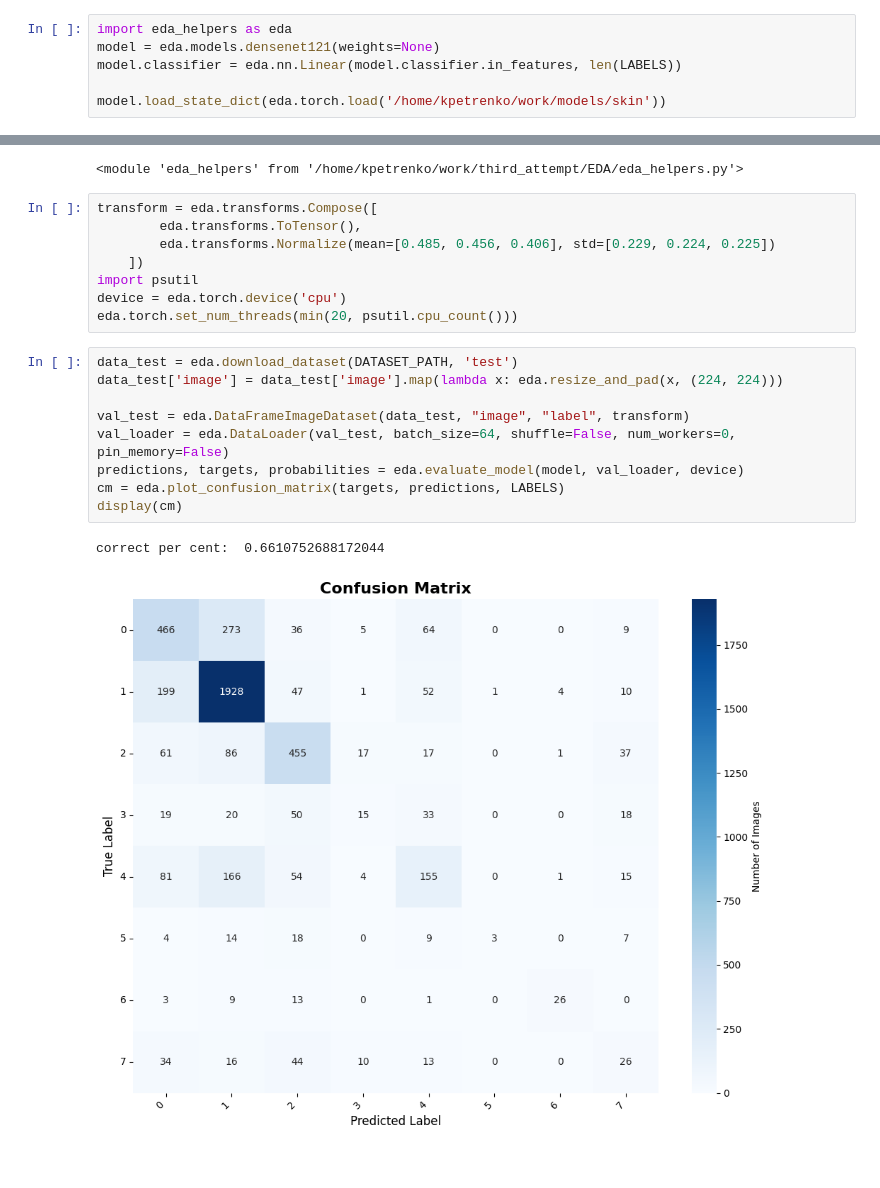
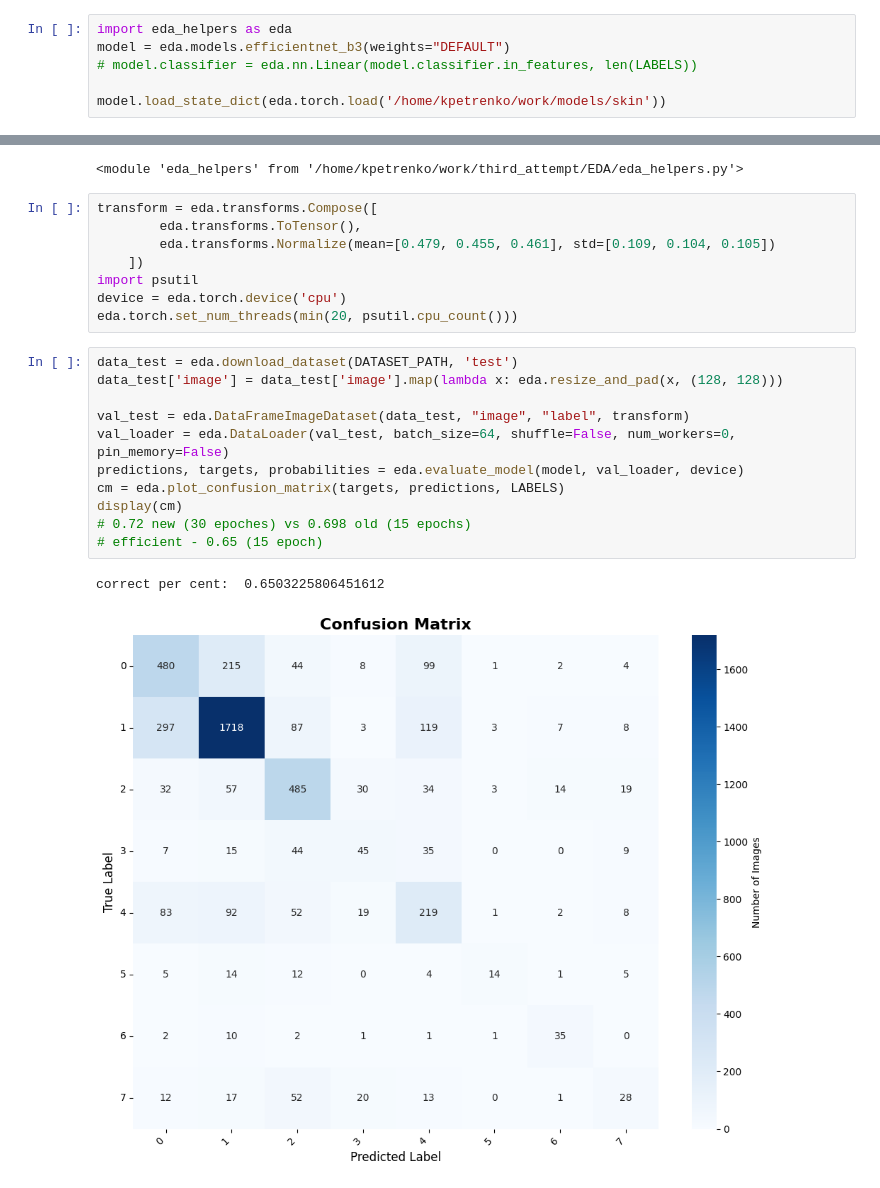
Before and after one commit to Ksenia-C/third_attempt, a Jupyter notebook: EDA/check_progres.ipynb, the cells around one changed output, grey strips where cells are left out. Cells and saved outputs as stored; diff of their text form.

```diff
--- a/EDA/check_progres.ipynb
+++ b/EDA/check_progres.ipynb
@@ -6,7 +12,7 @@ GROUP_COL = 'center'
 # %%
 import eda_helpers as eda
-model = eda.models.densenet121(weights=None)
-model.classifier = eda.nn.Linear(model.classifier.in_features, len(LABELS))
+model = eda.models.efficientnet_b3(weights="DEFAULT")
+# model.classifier = eda.nn.Linear(model.classifier.in_features, len(LABELS))
 
 model.load_state_dict(eda.torch.load('/home/kpetrenko/work/models/skin'))
 # %% [output]
@@ -20,20 +66,22 @@ importlib.reload(eda)
 # %%
 transform = eda.transforms.Compose([
         eda.transforms.ToTensor(),
-        eda.transforms.Normalize(mean=[0.485, 0.456, 0.406], std=[0.229, 0.224, 0.225])
+        eda.transforms.Normalize(mean=[0.479, 0.455, 0.461], std=[0.109, 0.104, 0.105])
     ])
 import psutil
 device = eda.torch.device('cpu')
 eda.torch.set_num_threads(min(20, psutil.cpu_count()))
 # %%
 data_test = eda.download_dataset(DATASET_PATH, 'test')
-data_test['image'] = data_test['image'].map(lambda x: eda.resize_and_pad(x, (224, 224)))
+data_test['image'] = data_test['image'].map(lambda x: eda.resize_and_pad(x, (128, 128)))
 
 val_test = eda.DataFrameImageDataset(data_test, "image", "label", transform)
 val_loader = eda.DataLoader(val_test, batch_size=64, shuffle=False, num_workers=0, pin_memory=False)
 predictions, targets, probabilities = eda.evaluate_model(model, val_loader, device)
 cm = eda.plot_confusion_matrix(targets, predictions, LABELS)
 display(cm)
+# 0.72 new (30 epoches) vs 0.698 old (15 epochs)
+# efficient - 0.65 (15 epoch)
 # %% [output]
-correct per cent:  0.6610752688172044
+correct per cent:  0.6503225806451612
-[figure, old version]
+[figure, new version]
```
Also changed, not shown: parts of 11 cells of this notebook, 6 other files.
